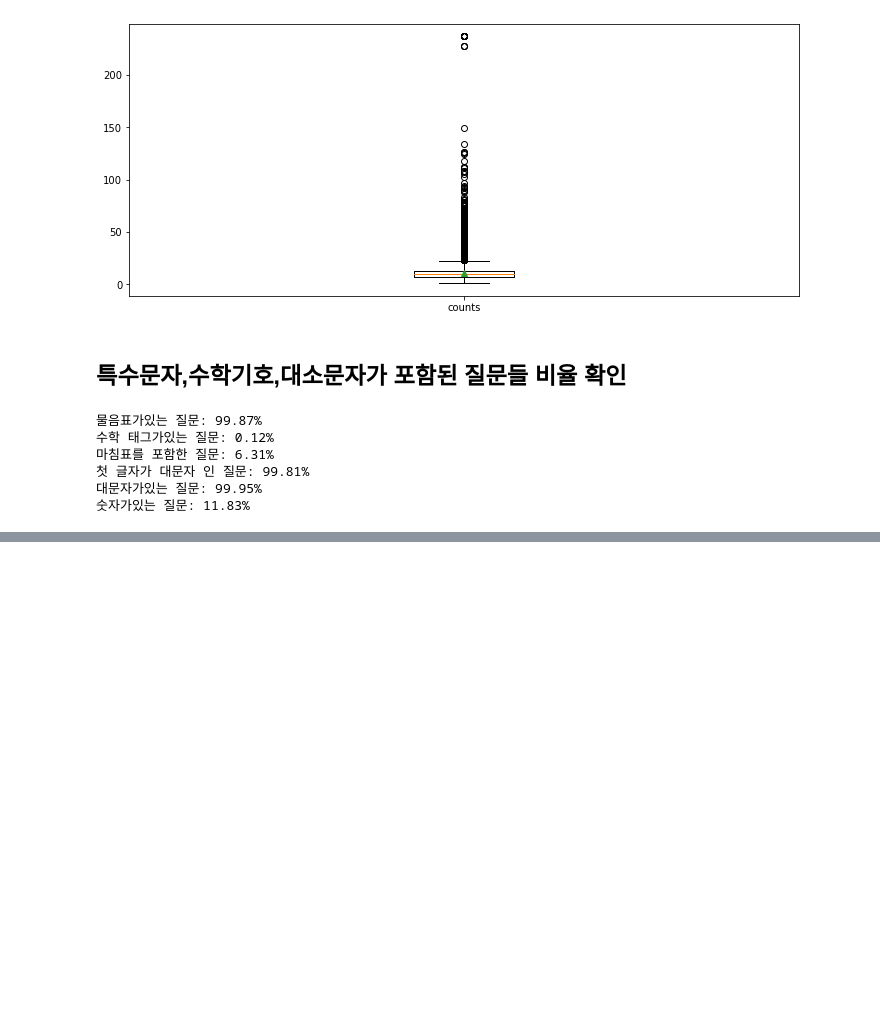
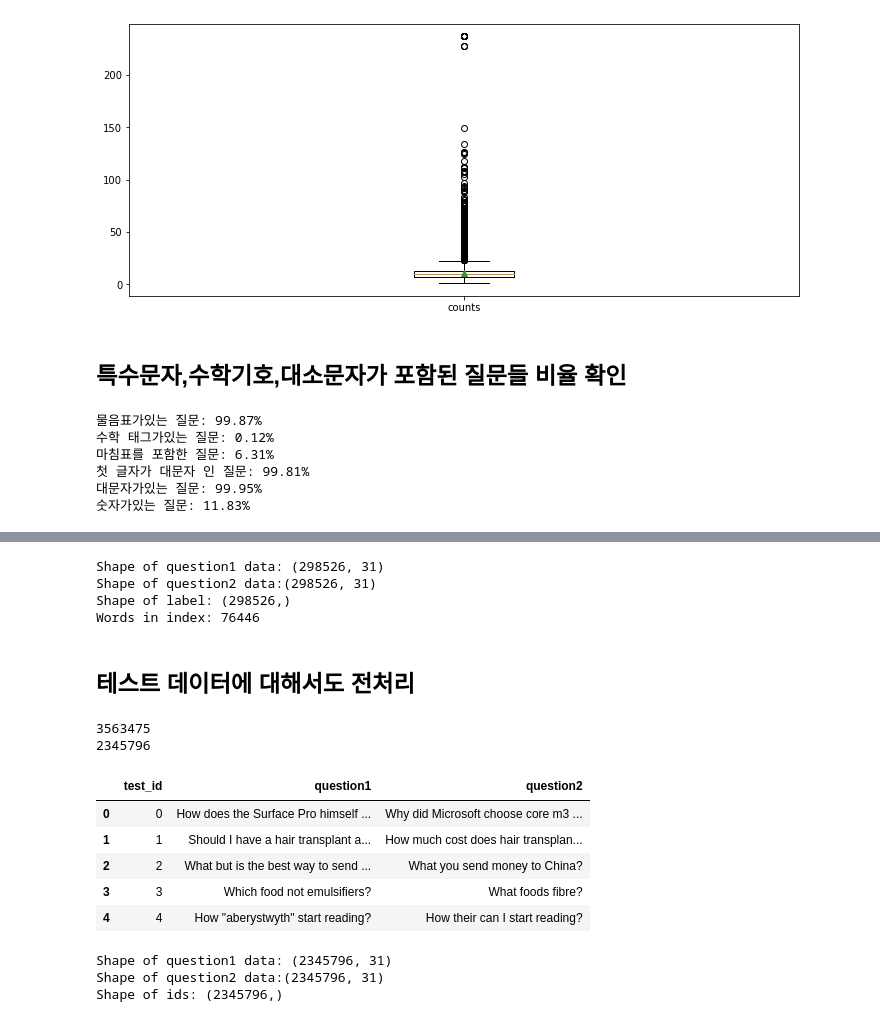
Before and after one commit to DonghaeSuh/-2-, a Jupyter notebook: 5_Text_Similarity/EDA&Preprocessing.ipynb, the cells around one changed output, grey strips where cells are left out. Saved outputs shown, nothing was run; the diff lists cells and outputs as text; code cells hidden in the pictures; blank space fills up the shorter version.

```diff
--- a/5_Text_Similarity/EDA&Preprocessing.ipynb
+++ b/5_Text_Similarity/EDA&Preprocessing.ipynb
@@ -292,0 +365,16 @@ print('숫자가있는 질문: {:.2f}%'.format(numbers * 100))
+# %%
+word_vocab = {}
+word_vocab = tokenizer.word_index
+word_vocab["<PAD>"] = 0
+
+labels = np.array(train_data['is_duplicate'], dtype=int)
+
+print('Shape of question1 data: {}'.format(q1_data.shape))
+print('Shape of question2 data:{}'.format(q2_data.shape))
+print('Shape of label: {}'.format(labels.shape))
+print("Words in index: {}".format(len(word_vocab)))
+# %% [output]
+Shape of question1 data: (298526, 31)
+Shape of question2 data:(298526, 31)
+Shape of label: (298526,)
+Words in index: 76446
@@ -292,0 +396,21 @@ print('숫자가있는 질문: {:.2f}%'.format(numbers * 100))
+# %% [markdown]
+## 테스트 데이터에 대해서도 전처리
+# %%
+test_data = pd.read_csv(DATA_IN_PATH + 'test.csv', encoding='utf-8')
+# test_data = test_data.drop(test_data.tail(1217679).index,inplace=True) # drop last n rows
+print(len(test_data))
+valid_ids = [type(x) ==int for x in test_data.test_id]
+test_data = test_data[valid_ids].drop_duplicates()
+print(len(test_data))
+# %% [output]
+3563475
+2345796
+# %%
+test_data.head()
+# %% [output]
+|  | test_id | question1 | question2 |
+| 0 | 0 | How does the Surface Pro himself ... | Why did Microsoft choose core m3 ... |
+| 1 | 1 | Should I have a hair transplant a... | How much cost does hair transplan... |
+| 2 | 2 | What but is the best way to send ... | What you send money to China? |
+| 3 | 3 | Which food not emulsifiers? | What foods fibre? |
+| 4 | 4 | How "aberystwyth" start reading? | How their can I start reading? |
@@ -292,0 +438,10 @@ print('숫자가있는 질문: {:.2f}%'.format(numbers * 100))
+# %%
+test_id = np.array(test_data['test_id'])
+
+print('Shape of question1 data: {}'.format(test_q1_data.shape))
+print('Shape of question2 data:{}'.format(test_q2_data.shape))
+print('Shape of ids: {}'.format(test_id.shape))
+# %% [output]
+Shape of question1 data: (2345796, 31)
+Shape of question2 data:(2345796, 31)
+Shape of ids: (2345796,)
```
Also changed, not shown: parts of 21 cells of this notebook.
